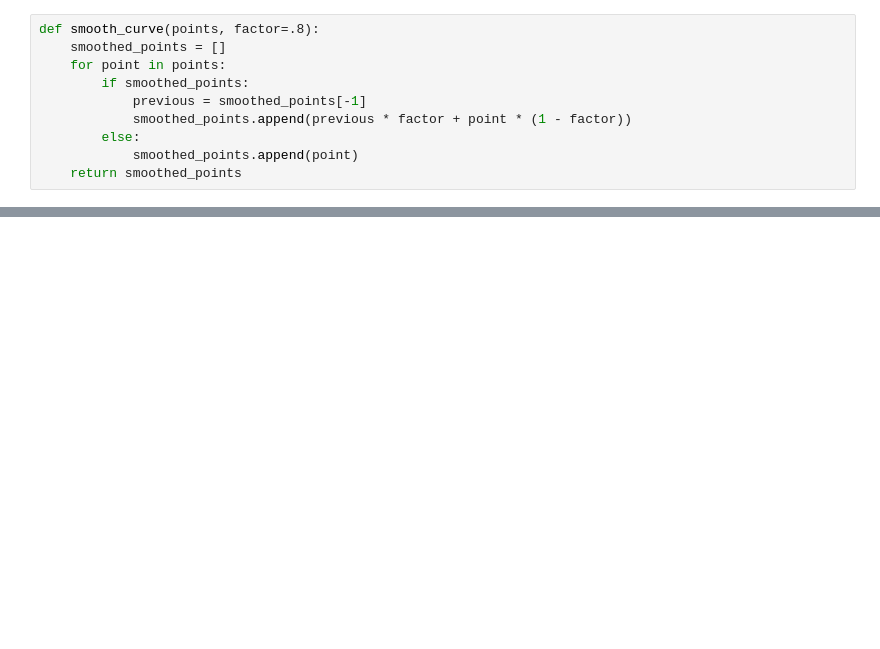
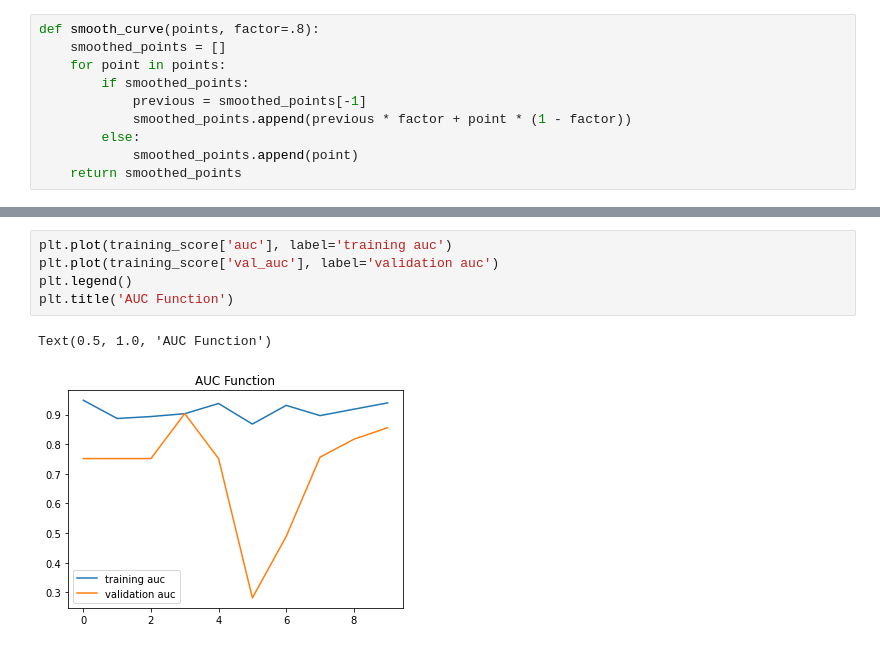
Before and after one commit to BlingstarHamal/aib12project4, a Jupyter notebook: p4.ipynb, the cells around one changed output, grey strips where cells are left out. Drawn from its saved outputs; the diff is of its cells as text; blank space fills up the shorter version.

```diff
--- a/p4.ipynb
+++ b/p4.ipynb
@@ -266,0 +258,8 @@ show_graph(smooth_data)
+# %%
+plt.plot(training_score['auc'], label='training auc')
+plt.plot(training_score['val_auc'], label='validation auc')
+plt.legend()
+plt.title('AUC Function')
+# %% [output]
+Text(0.5, 1.0, 'AUC Function')
+[figure, added]
```
Also changed, not shown: parts of 24 cells of this notebook.
